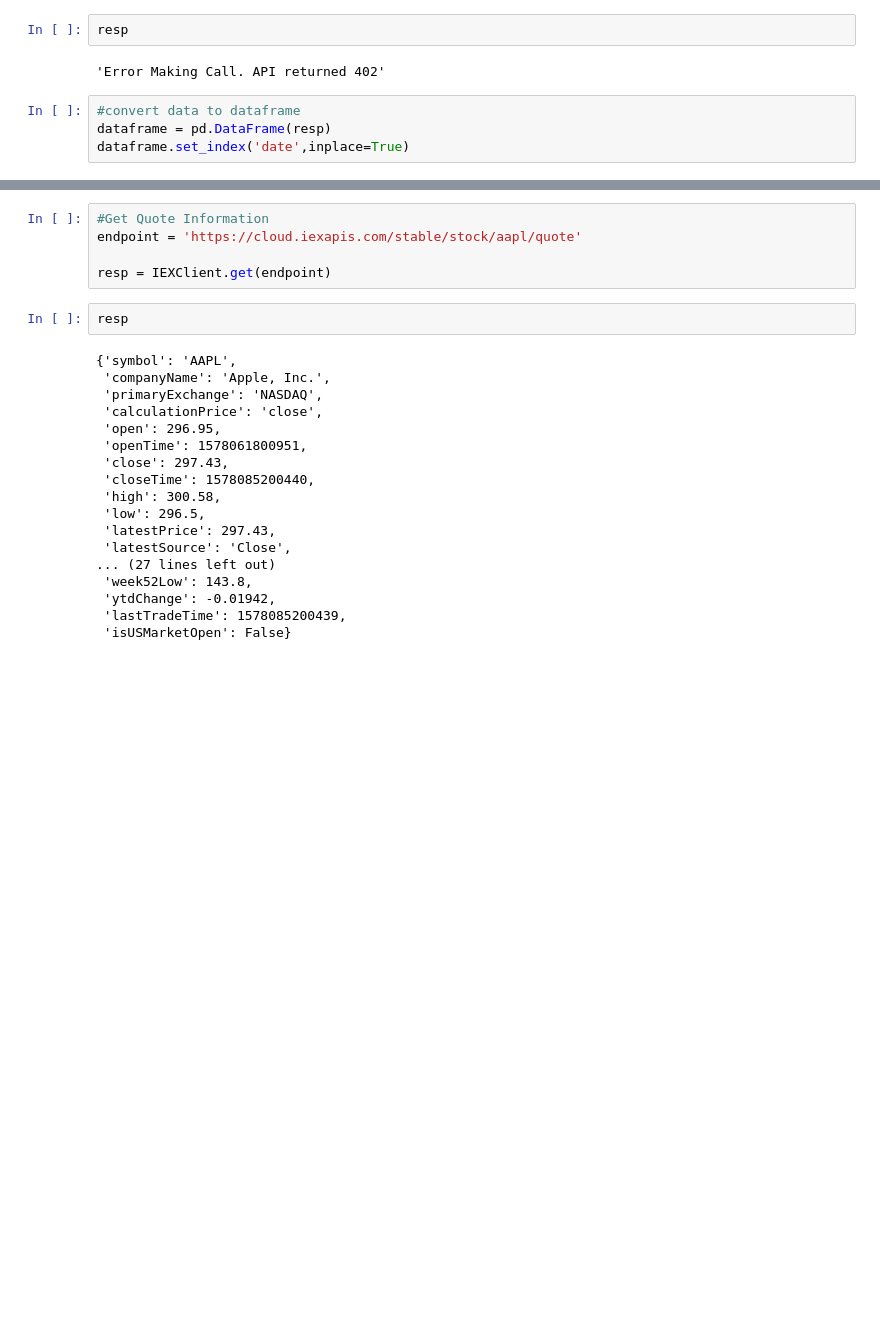
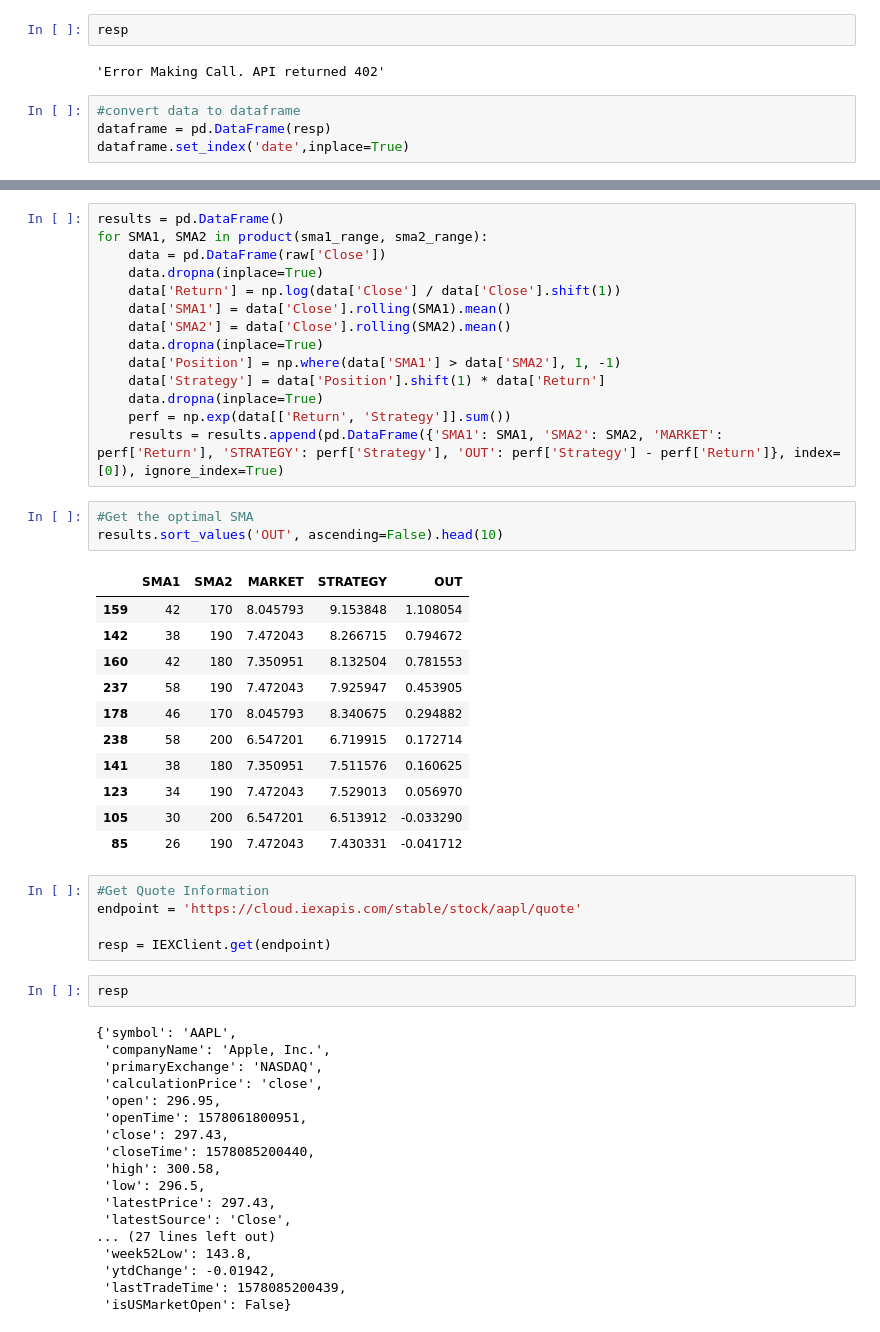
Before and after one commit to mikesturm2001/PythonFinance, a Jupyter notebook: Algo Trading.ipynb, the cells around one changed output, grey strips where cells are left out. Saved outputs shown, nothing was run; the diff lists cells and outputs as text; blank space fills up the shorter version.

```diff
--- a/Algo Trading.ipynb
+++ b/Algo Trading.ipynb
@@ -116,3 +129,32 @@ ax.get_legend().set_bbox_to_anchor((0.25, 0.85));
+# %%
+results = pd.DataFrame()
+for SMA1, SMA2 in product(sma1_range, sma2_range):
+    data = pd.DataFrame(raw['Close'])
+    data.dropna(inplace=True)
+    data['Return'] = np.log(data['Close'] / data['Close'].shift(1))
+    data['SMA1'] = data['Close'].rolling(SMA1).mean()
+    data['SMA2'] = data['Close'].rolling(SMA2).mean()
+    data.dropna(inplace=True)
+    data['Position'] = np.where(data['SMA1'] > data['SMA2'], 1, -1)
+    data['Strategy'] = data['Position'].shift(1) * data['Return']
+    data.dropna(inplace=True)
+    perf = np.exp(data[['Return', 'Strategy']].sum())
+    results = results.append(pd.DataFrame({'SMA1': SMA1, 'SMA2': SMA2, 'MARKET': perf['Return'], 'STRATEGY': perf['Strategy'], 'OUT': perf['Strategy'] - perf['Return']}, index=[0]), ignore_index=True)
+# %%
+#Get the optimal SMA
+results.sort_values('OUT', ascending=False).head(10)
+# %% [output]
+|  | SMA1 | SMA2 | MARKET | STRATEGY | OUT |
+| 159 | 42 | 170 | 8.045793 | 9.153848 | 1.108054 |
+| 142 | 38 | 190 | 7.472043 | 8.266715 | 0.794672 |
+| 160 | 42 | 180 | 7.350951 | 8.132504 | 0.781553 |
+| 237 | 58 | 190 | 7.472043 | 7.925947 | 0.453905 |
+| 178 | 46 | 170 | 8.045793 | 8.340675 | 0.294882 |
+| 238 | 58 | 200 | 6.547201 | 6.719915 | 0.172714 |
+| 141 | 38 | 180 | 7.350951 | 7.511576 | 0.160625 |
+| 123 | 34 | 190 | 7.472043 | 7.529013 | 0.056970 |
+| 105 | 30 | 200 | 6.547201 | 6.513912 | -0.033290 |
+| 85 | 26 | 190 | 7.472043 | 7.430331 | -0.041712 |
 # %%
 #Get Quote Information
 endpoint = 'https://cloud.iexapis.com/stable/stock/aapl/quote'
```
Also changed, not shown: parts of 13 cells of this notebook.
